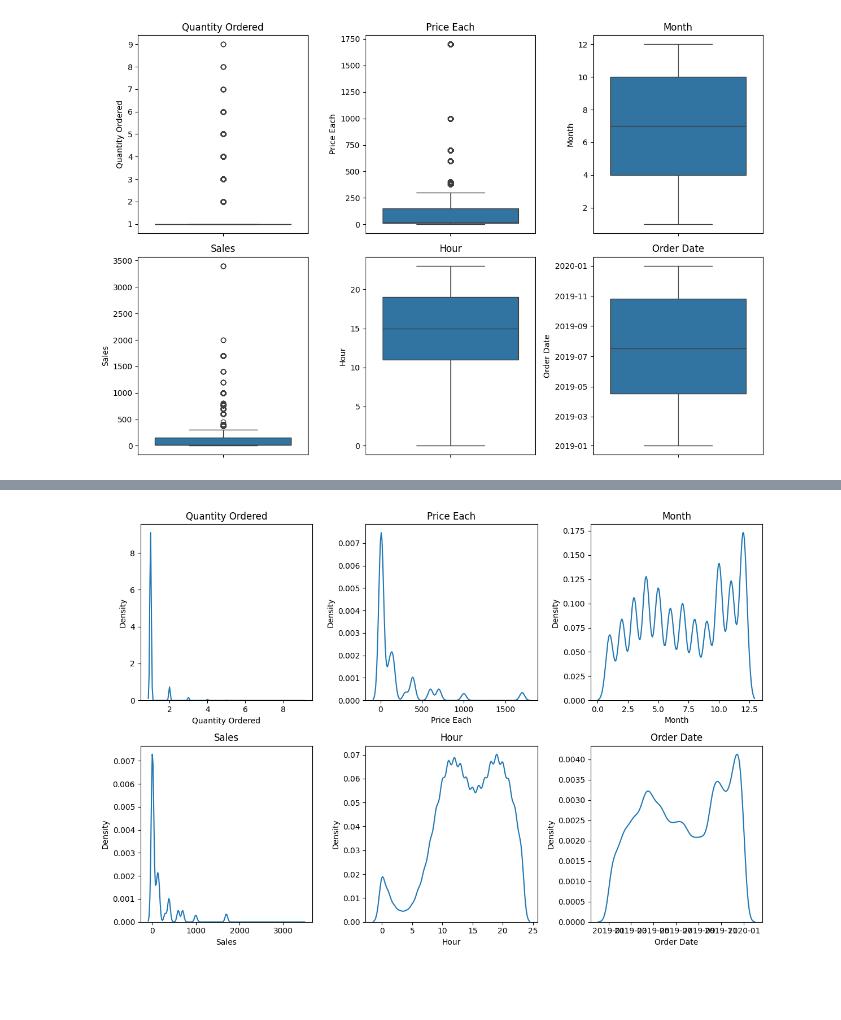
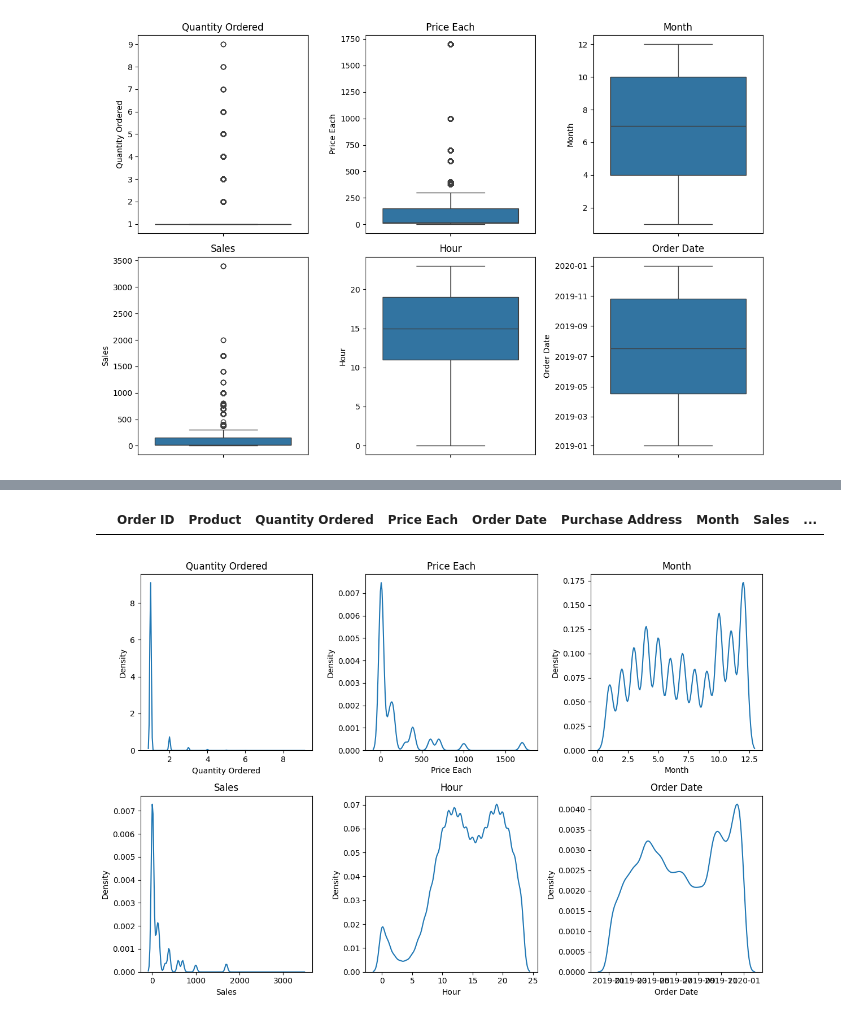
Before and after one commit to JOCRZ/Meriskill-Internship, a Jupyter notebook: Projects/project1.ipynb, the cells around one changed output, grey strips where cells are left out. Drawn from its saved outputs; the diff is of its cells as text; code cells hidden in the pictures; blank space fills up the shorter version.

```diff
--- a/Projects/project1.ipynb
+++ b/Projects/project1.ipynb
@@ -240,3 +286,8 @@ plt.show()
+# %%
+
+df[df['Price Each'] < lt]
+# %% [output]
+|  | Order ID | Product | Quantity Ordered | Price Each | Order Date | Purchase Address | Month | Sales | ... |
 # %%
 # Create a figure with six subplots
 fig, axes = plt.subplots(2, 3, figsize=(12, 8))
```
Also changed, not shown: parts of 11 cells of this notebook.
